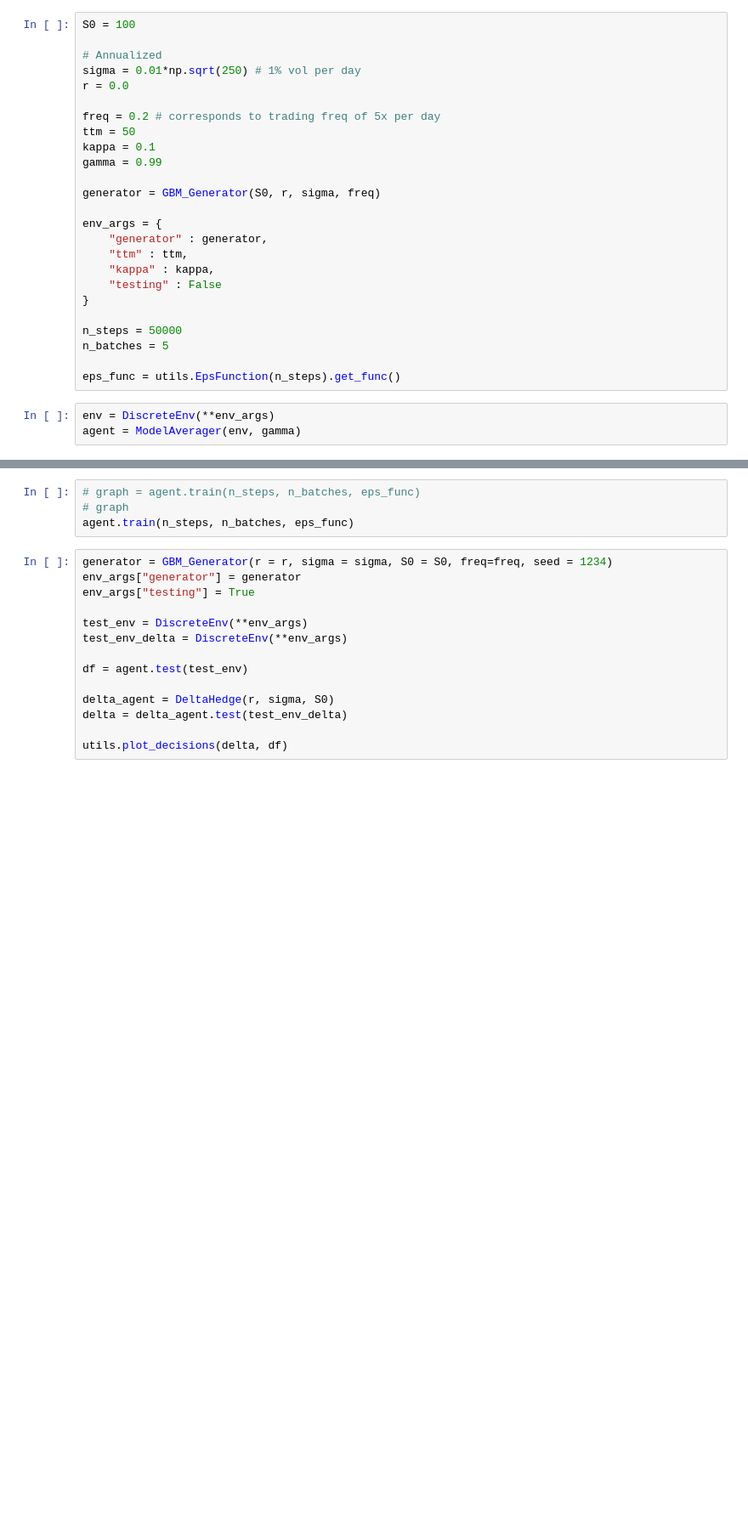
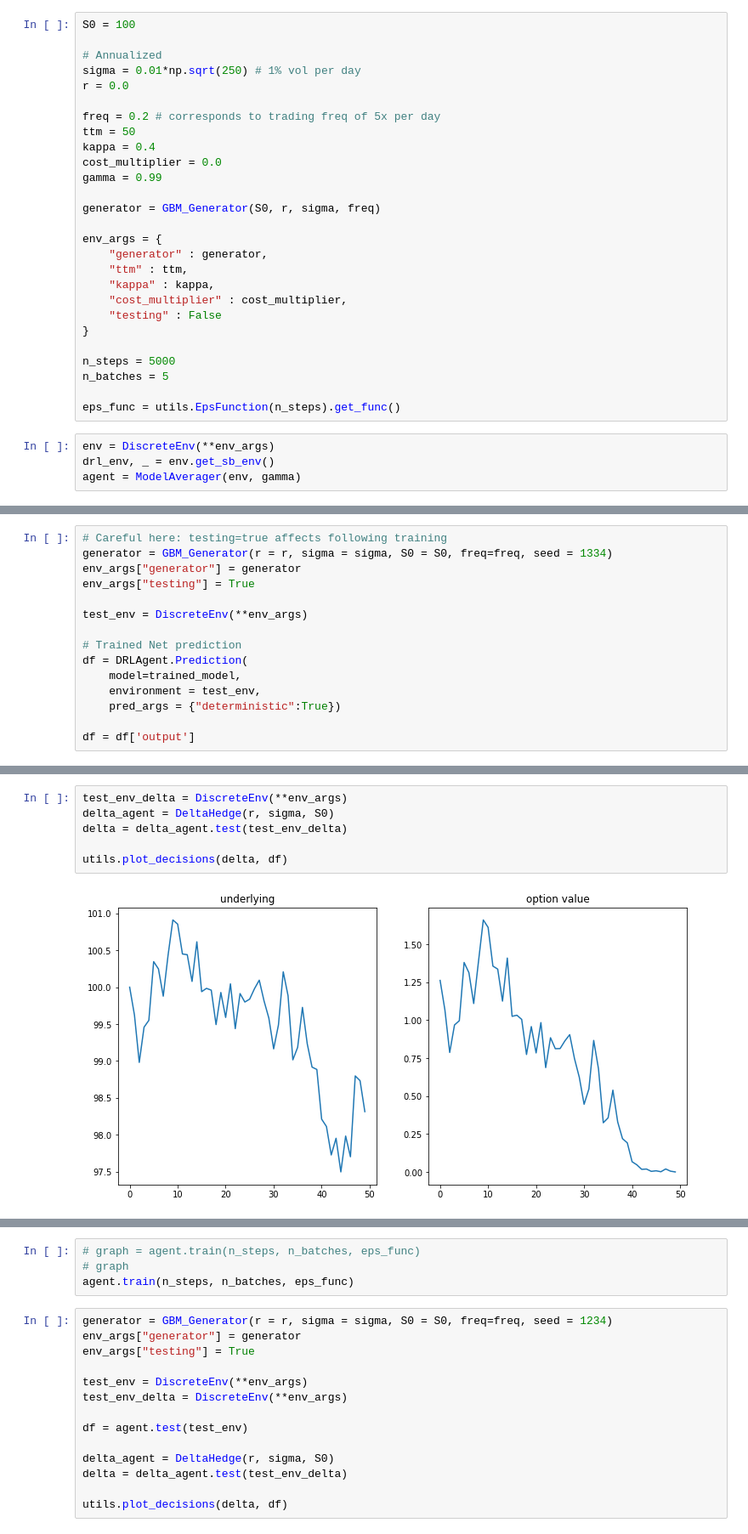
Before and after one commit to adamt98/Thesis2, a Jupyter notebook: Main.ipynb, the cells around one changed output, grey strips where cells are left out. Shown at 85% size. Cells and saved outputs as stored; diff of their text form; blank space fills up the shorter version.

```diff
--- a/Main.ipynb
+++ b/Main.ipynb
@@ -13,7 +13,8 @@ r = 0.0
 
 freq = 0.2 # corresponds to trading freq of 5x per day
 ttm = 50
-kappa = 0.1
+kappa = 0.4
+cost_multiplier = 0.0
 gamma = 0.99
 
 generator = GBM_Generator(S0, r, sigma, freq)
@@ -22,13 +23,15 @@ env_args = {
     "generator" : generator,
     "ttm" : ttm,
     "kappa" : kappa,
+    "cost_multiplier" : cost_multiplier,
     "testing" : False
 }
 
-n_steps = 50000
+n_steps = 5000
 n_batches = 5
 
 eps_func = utils.EpsFunction(n_steps).get_func()
 # %%
 env = DiscreteEnv(**env_args)
+drl_env, _ = env.get_sb_env()
 agent = ModelAverager(env, gamma)
@@ -34,0 +87,15 @@ agent = ModelAverager(env, gamma)
+# %%
+# Careful here: testing=true affects following training
+generator = GBM_Generator(r = r, sigma = sigma, S0 = S0, freq=freq, seed = 1334)
+env_args["generator"] = generator
+env_args["testing"] = True
+
+test_env = DiscreteEnv(**env_args)
+
+# Trained Net prediction
+df = DRLAgent.Prediction(
+    model=trained_model,
+    environment = test_env,
+    pred_args = {"deterministic":True})
+
+df = df['output']
@@ -34,0 +104,8 @@ agent = ModelAverager(env, gamma)
+# %%
+test_env_delta = DiscreteEnv(**env_args)
+delta_agent = DeltaHedge(r, sigma, S0)
+delta = delta_agent.test(test_env_delta)
+
+utils.plot_decisions(delta, df)
+# %% [output]
+[figure, added]
```
Also changed, not shown: parts of 10 cells of this notebook, 4 other files.
